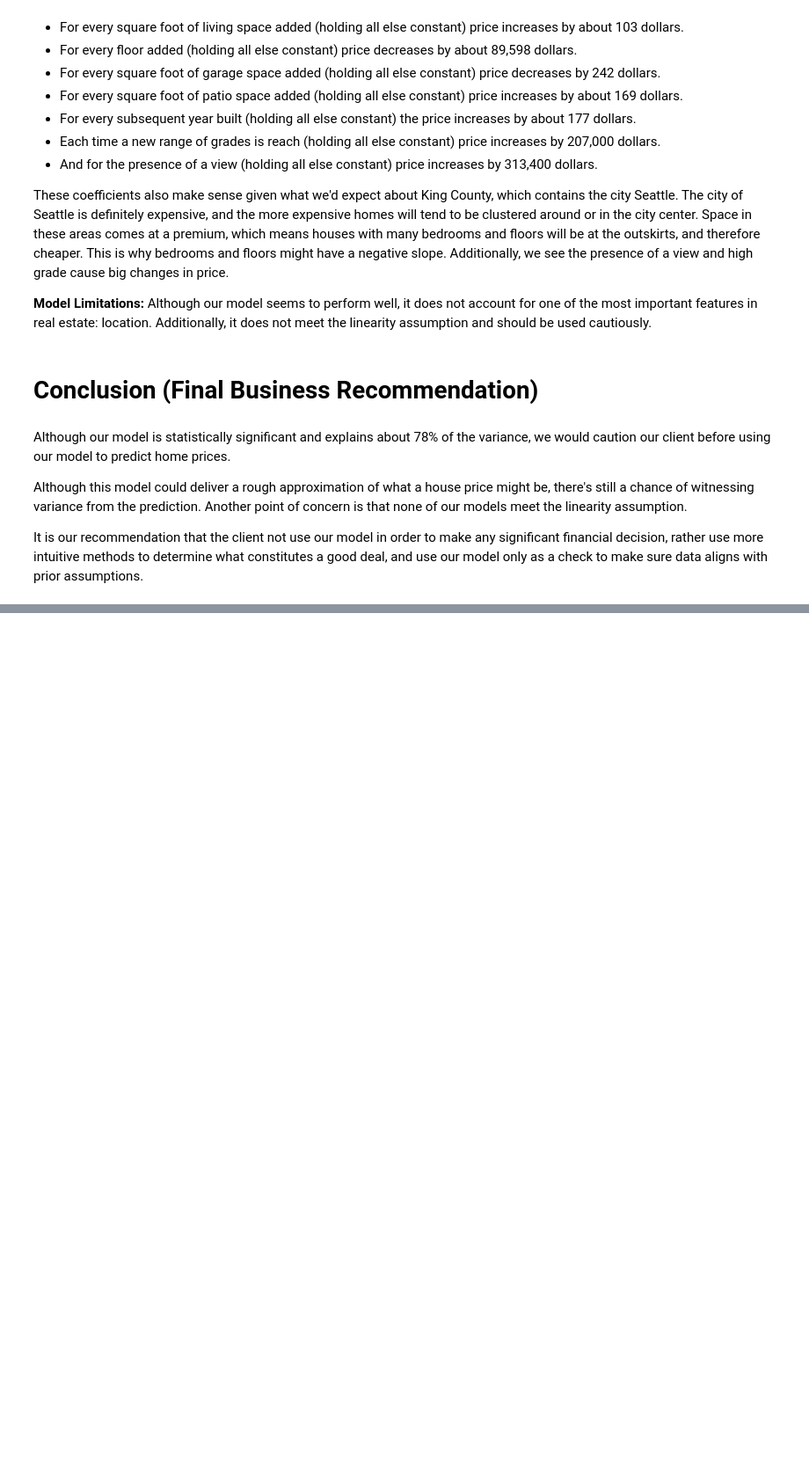
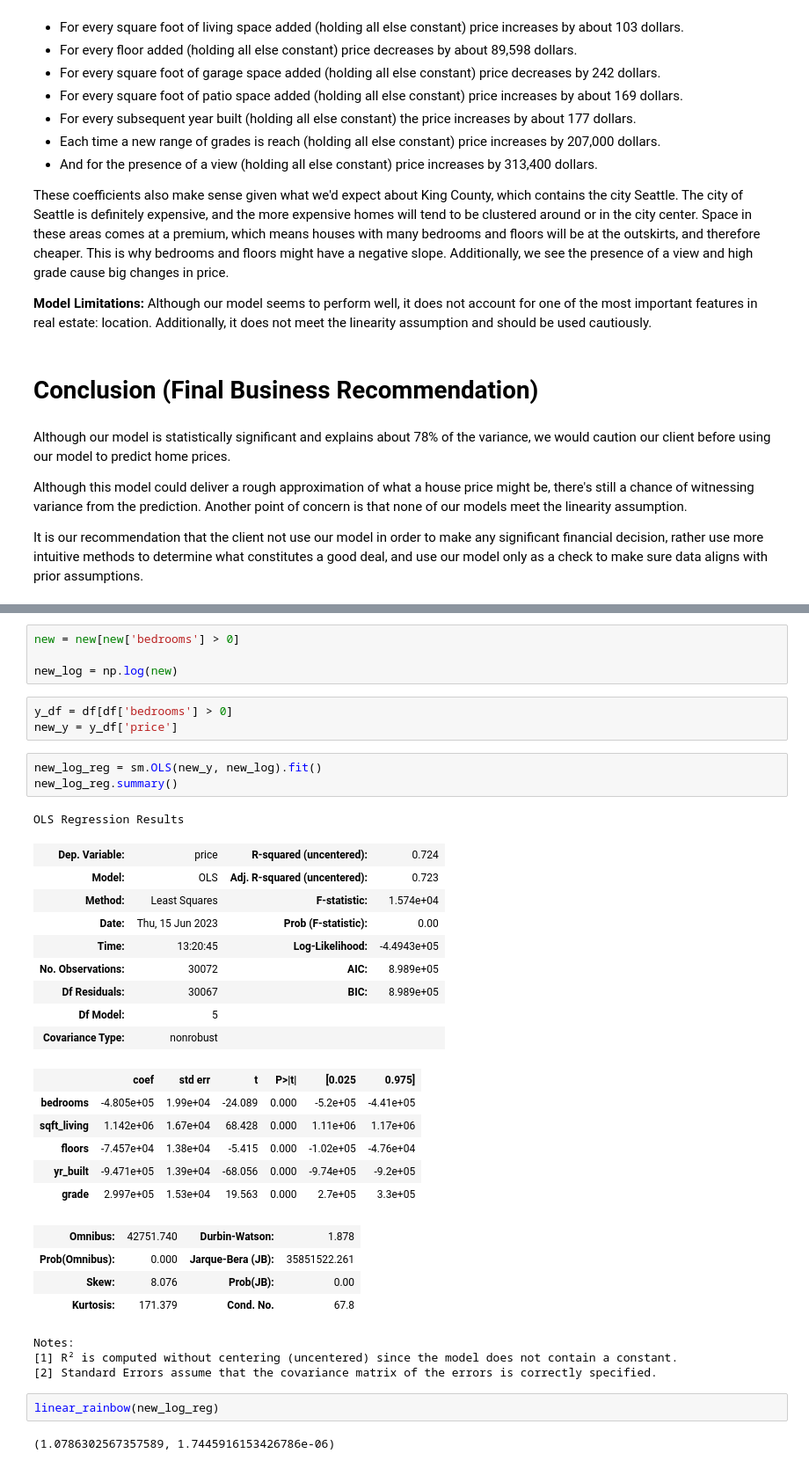
Before and after one commit to bmjaron/phase_2_final_project, a Jupyter notebook: regression_final_project_v_2.ipynb, the cells around one changed output, grey strips where cells are left out. Shown at 88% size. Cells and saved outputs as stored; diff of their text form; blank space fills up the shorter version.

```diff
--- a/regression_final_project_v_2.ipynb
+++ b/regression_final_project_v_2.ipynb
@@ -603,0 +638,38 @@ It is our recommendation that the client not use our model in order to make any
+# %%
+new = new[new['bedrooms'] > 0]
+
+new_log = np.log(new)
+# %%
+y_df = df[df['bedrooms'] > 0]
+new_y = y_df['price']
+# %%
+new_log_reg = sm.OLS(new_y, new_log).fit()
+new_log_reg.summary()
+# %% [output]
+OLS Regression Results
+| Dep. Variable: | price | R-squared (uncentered): | 0.724 |
+| Model: | OLS | Adj. R-squared (uncentered): | 0.723 |
+| Method: | Least Squares | F-statistic: | 1.574e+04 |
+| Date: | Thu, 15 Jun 2023 | Prob (F-statistic): | 0.00 |
+| Time: | 13:20:45 | Log-Likelihood: | -4.4943e+05 |
+| No. Observations: | 30072 | AIC: | 8.989e+05 |
+| Df Residuals: | 30067 | BIC: | 8.989e+05 |
+| Df Model: | 5 |  |  |
+| Covariance Type: | nonrobust |  |  |
+|  | coef | std err | t | P>|t| | [0.025 | 0.975] |
+| bedrooms | -4.805e+05 | 1.99e+04 | -24.089 | 0.000 | -5.2e+05 | -4.41e+05 |
+| sqft_living | 1.142e+06 | 1.67e+04 | 68.428 | 0.000 | 1.11e+06 | 1.17e+06 |
+| floors | -7.457e+04 | 1.38e+04 | -5.415 | 0.000 | -1.02e+05 | -4.76e+04 |
+| yr_built | -9.471e+05 | 1.39e+04 | -68.056 | 0.000 | -9.74e+05 | -9.2e+05 |
+| grade | 2.997e+05 | 1.53e+04 | 19.563 | 0.000 | 2.7e+05 | 3.3e+05 |
+| Omnibus: | 42751.740 | Durbin-Watson: | 1.878 |
+| Prob(Omnibus): | 0.000 | Jarque-Bera (JB): | 35851522.261 |
+| Skew: | 8.076 | Prob(JB): | 0.00 |
+| Kurtosis: | 171.379 | Cond. No. | 67.8 |
+Notes:
+[1] R² is computed without centering (uncentered) since the model does not contain a constant.
+[2] Standard Errors assume that the covariance matrix of the errors is correctly specified.
+# %%
+linear_rainbow(new_log_reg)
+# %% [output]
+(1.0786302567357589, 1.7445916153426786e-06)
```
Also changed, not shown: parts of 8 cells of this notebook.
